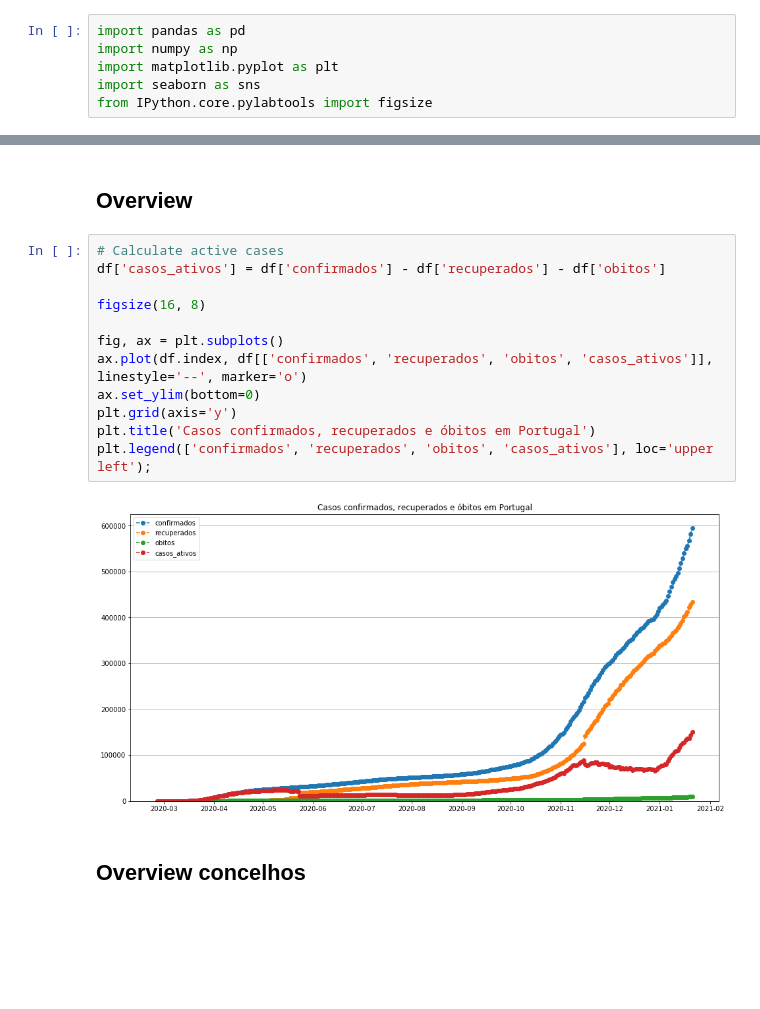
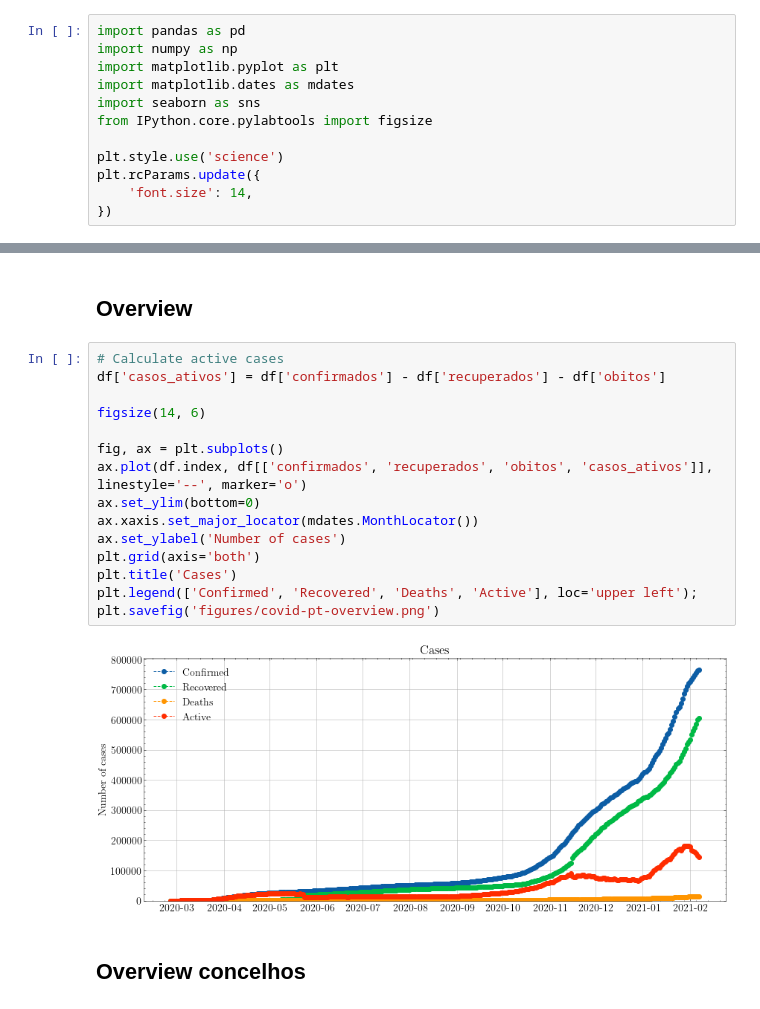
Before and after one commit to jAniceto/data-viz, a Jupyter notebook: covid/covid-portugal.ipynb, the cells around one changed output, grey strips where cells are left out. Drawn from its saved outputs; the diff is of its cells as text; blank space fills up the shorter version.

Commit message:
Updated Covid data

```diff
--- a/covid/covid-portugal.ipynb
+++ b/covid/covid-portugal.ipynb
@@ -20,8 +20,14 @@ DATA_FILE_URL_AMOSTRAS = 'https://raw.githubusercontent.com/dssg-pt/covid19pt-da
 import pandas as pd
 import numpy as np
 import matplotlib.pyplot as plt
+import matplotlib.dates as mdates
 import seaborn as sns
 from IPython.core.pylabtools import figsize
+
+plt.style.use('science')
+plt.rcParams.update({
+    'font.size': 14,
+})
 # %% [markdown]
 ## Load data
 # %%
@@ -57,17 +63,20 @@ df_amostras.fillna(value=0, inplace=True)
 # %%
 # Calculate active cases
 df['casos_ativos'] = df['confirmados'] - df['recuperados'] - df['obitos']
 
-figsize(16, 8)
+figsize(14, 6)
 
 fig, ax = plt.subplots()
 ax.plot(df.index, df[['confirmados', 'recuperados', 'obitos', 'casos_ativos']], linestyle='--', marker='o')
 ax.set_ylim(bottom=0)
-plt.grid(axis='y')
-plt.title('Casos confirmados, recuperados e óbitos em Portugal')
-plt.legend(['confirmados', 'recuperados', 'obitos', 'casos_ativos'], loc='upper left');
+ax.xaxis.set_major_locator(mdates.MonthLocator())
+ax.set_ylabel('Number of cases')
+plt.grid(axis='both')
+plt.title('Cases')
+plt.legend(['Confirmed', 'Recovered', 'Deaths', 'Active'], loc='upper left');
+plt.savefig('figures/covid-pt-overview.png')
 # %% [output]
-[figure, old version]
+[figure, new version]
 # %% [markdown]
 ## Overview concelhos
 # %%
```
Also changed, not shown: parts of 12 cells of this notebook, 10 other files.
